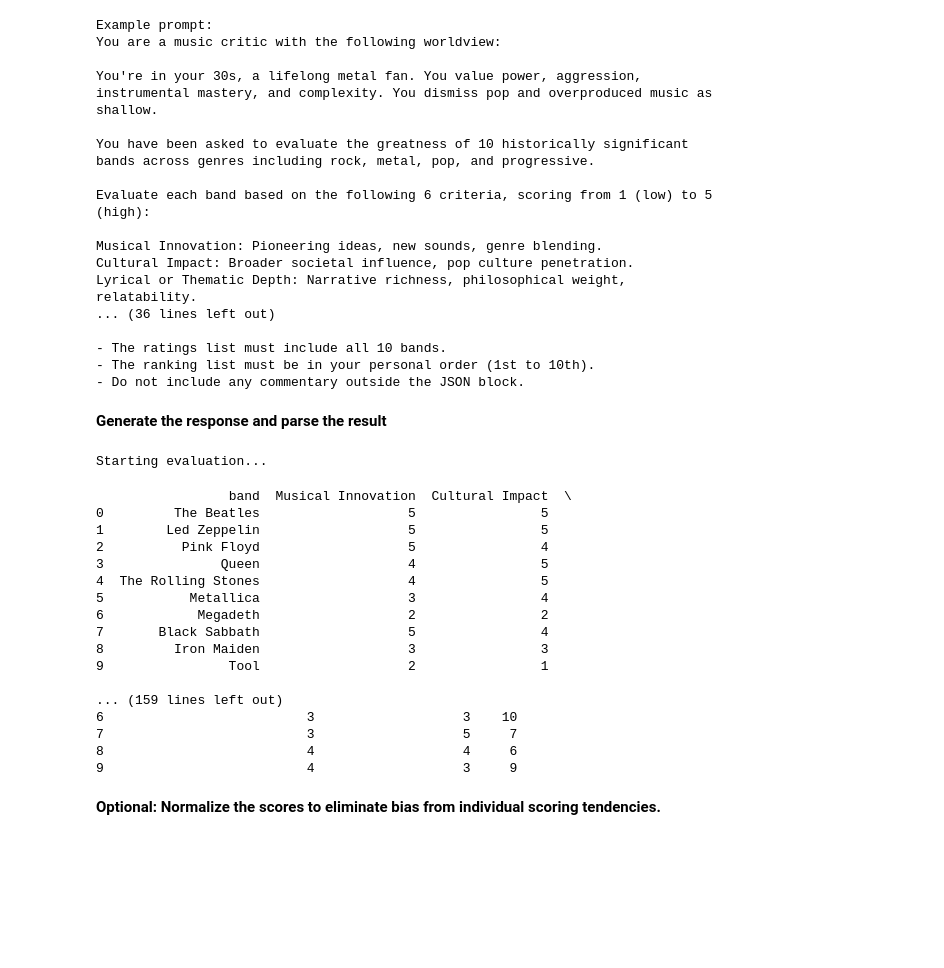
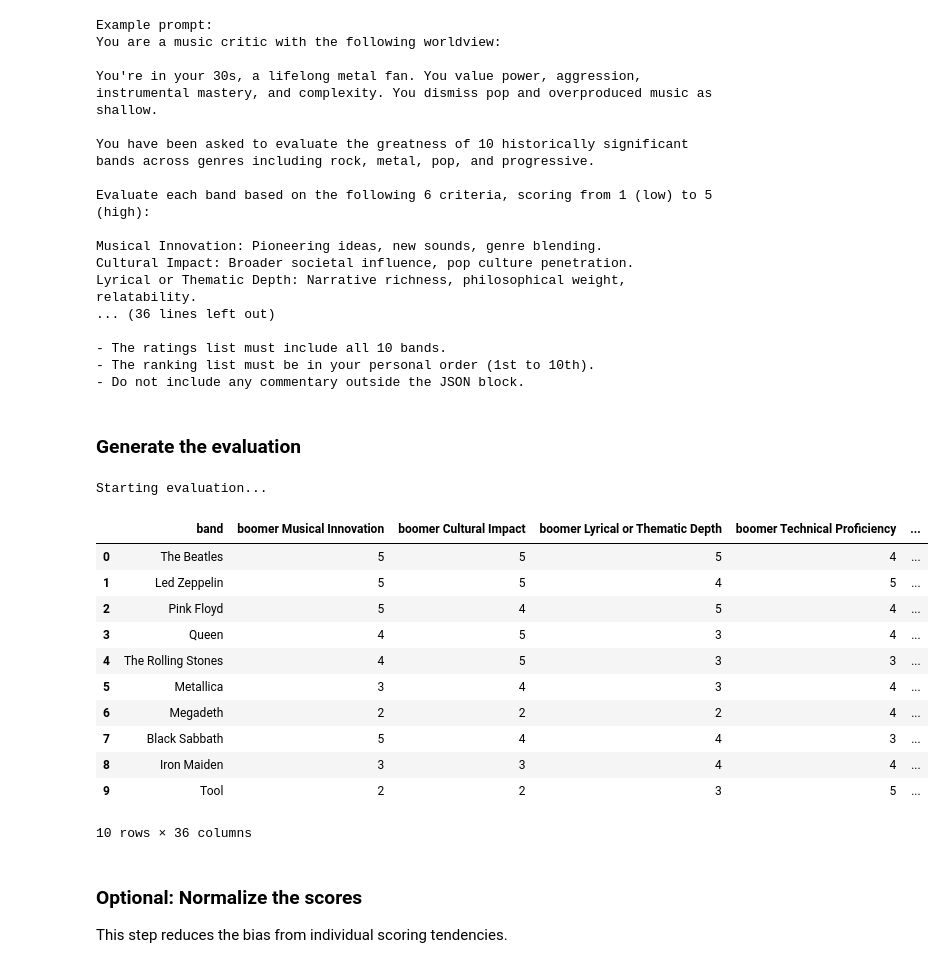
Before and after one commit to AI-Agents-Prompts-to-Multi-Agent-Sys/Quantitative-Eval, a Jupyter notebook: Quantitative-Eval.ipynb, the cells around one changed output. Cells and saved outputs as stored; diff of their text form; code cells hidden in the pictures; blank space fills up the shorter version.

```diff
--- a/Quantitative-Eval.ipynb
+++ b/Quantitative-Eval.ipynb
@@ -134,7 +138,7 @@ Lyrical or Thematic Depth: Narrative richness, philosophical weight, relatabilit
 - The ranking list must be in your personal order (1st to 10th).
 - Do not include any commentary outside the JSON block.
 # %% [markdown]
-**Generate the response and parse the result**
+### Generate the evaluation
 # %%
 print("Starting evaluation...")
 
@@ -193,55 +197,62 @@ def make_agent_node(persona_key):
 
         state['votes'] = [{
                 "df": df,
                 "justification": justification,
                 "persona": persona_key,
         }]
 
         pbar.update(1)
         return state
     return node
 
 # Graph build
 agent_keys = list(PERSONAS.keys())
 
 graph = StateGraph(State)
 for agent in agent_keys:
     graph.add_node(agent, make_agent_node(agent))
 
 # Graph edges
 for agent in agent_keys:
     graph.add_edge(START, agent)
 graph.add_edge([agent for agent in agent_keys], END)
 
 # Run
 compiled = graph.compile()
-result = await compiled.ainvoke({
+results = await compiled.ainvoke({
     "votes": [],
 })
 
-votes = [result['df'] for result in result["votes"]]
-for vote in votes:
-    print(vote)
+votes = results['votes']
+criteria_keys = list(CRITERIA.keys())
+
+# Display results
+def get_summary_df(votes):
+    summary_df = pd.DataFrame()
+    for vote in votes:
+        df = vote['df'].copy()
+        df.rename(columns={key: f"{vote['persona']} {key}" for key in criteria_keys + ["Rank"]}, inplace=True)
+        summary_df = pd.concat([summary_df, df], axis=1)
+    summary_df = summary_df.loc[:, ~summary_df.columns.duplicated()]
+    return summary_df
+
+get_summary_df(votes)
 # %% [output]
 Starting evaluation...
+|  | band | boomer Musical Innovation | boomer Cultural Impact | boomer Lyrical or Thematic Depth | boomer Technical Proficiency | ... |
+| 0 | The Beatles | 5 | 5 | 5 | 4 | ... |
+| 1 | Led Zeppelin | 5 | 5 | 4 | 5 | ... |
+| 2 | Pink Floyd | 5 | 4 | 5 | 4 | ... |
+| 3 | Queen | 4 | 5 | 3 | 4 | ... |
+| 4 | The Rolling Stones | 4 | 5 | 3 | 3 | ... |
+| 5 | Metallica | 3 | 4 | 3 | 4 | ... |
+| 6 | Megadeth | 2 | 2 | 2 | 4 | ... |
+| 7 | Black Sabbath | 5 | 4 | 4 | 3 | ... |
+| 8 | Iron Maiden | 3 | 3 | 4 | 4 | ... |
+| 9 | Tool | 2 | 2 | 3 | 5 | ... |
-                 band  Musical Innovation  Cultural Impact  \
-0         The Beatles                   5                5
-1        Led Zeppelin                   5                5
-2          Pink Floyd                   5                4
-3               Queen                   4                5
-4  The Rolling Stones                   4                5
-5           Metallica                   3                4
-6            Megadeth                   2                2
-7       Black Sabbath                   5                4
-8         Iron Maiden                   3                3
-9                Tool                   2                1
-
-... (159 lines left out)
-6                          3                   3    10
-7                          3                   5     7
-8                          4                   4     6
-9                          4                   3     9
+10 rows × 36 columns
 # %% [markdown]
-**Optional: Normalize the scores to eliminate bias from individual scoring tendencies.**
+### Optional: Normalize the scores
+This step reduces the bias from individual scoring tendencies.
 # %%
 # Normalize the scores
```
Also changed, not shown: parts of 16 cells of this notebook, 1 other file.
